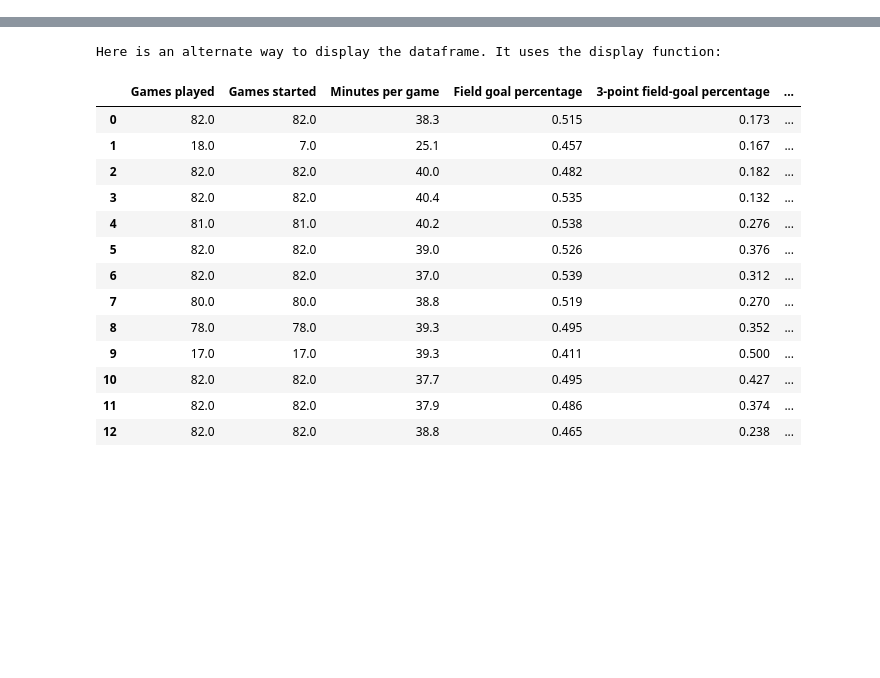
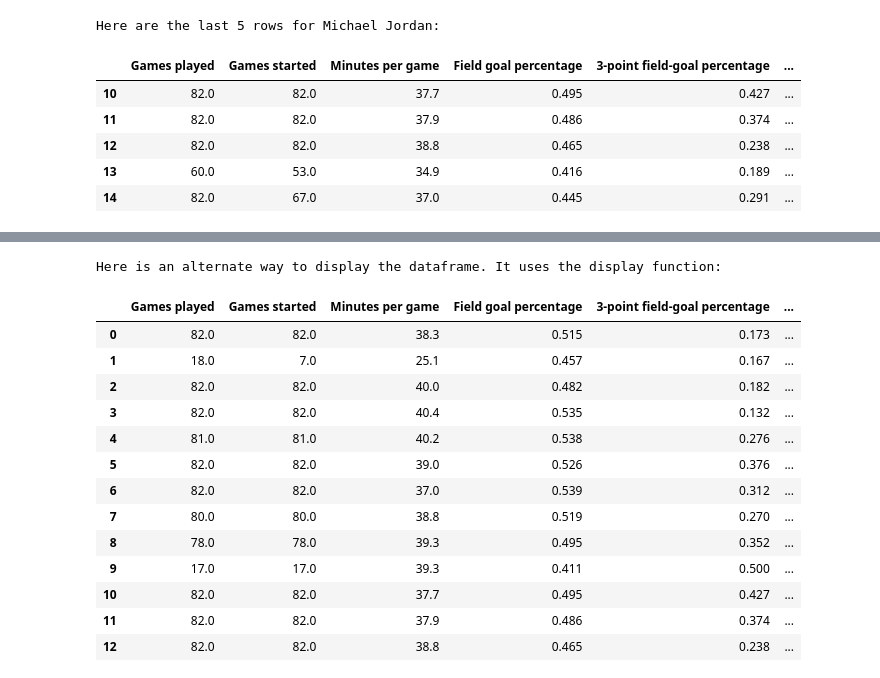
Before and after one commit to kaatori/IBMx-Python-for-Data-Science, a Jupyter notebook: Web_Scraping_Final_Assign_(Public).ipynb, the cells around one changed output, grey strips where cells are left out. Drawn from its saved outputs; the diff is of its cells as text; code cells hidden in the pictures; blank space fills up the shorter version.

```diff
--- a/Web_Scraping_Final_Assign_(Public).ipynb
+++ b/Web_Scraping_Final_Assign_(Public).ipynb
@@ -234,0 +262,11 @@ Here are the first 5 rows for Michael Curry:
+# %%
+print("Here are the last 5 rows for Michael Jordan: ")
+mjdf.tail()
+# %% [output]
+Here are the last 5 rows for Michael Jordan:
+|  | Games played | Games started | Minutes per game | Field goal percentage | 3-point field-goal percentage | ... |
+| 10 | 82.0 | 82.0 | 37.7 | 0.495 | 0.427 | ... |
+| 11 | 82.0 | 82.0 | 37.9 | 0.486 | 0.374 | ... |
+| 12 | 82.0 | 82.0 | 38.8 | 0.465 | 0.238 | ... |
+| 13 | 60.0 | 53.0 | 34.9 | 0.416 | 0.189 | ... |
+| 14 | 82.0 | 67.0 | 37.0 | 0.445 | 0.291 | ... |
```
Also changed, not shown: parts of 48 cells of this notebook.
